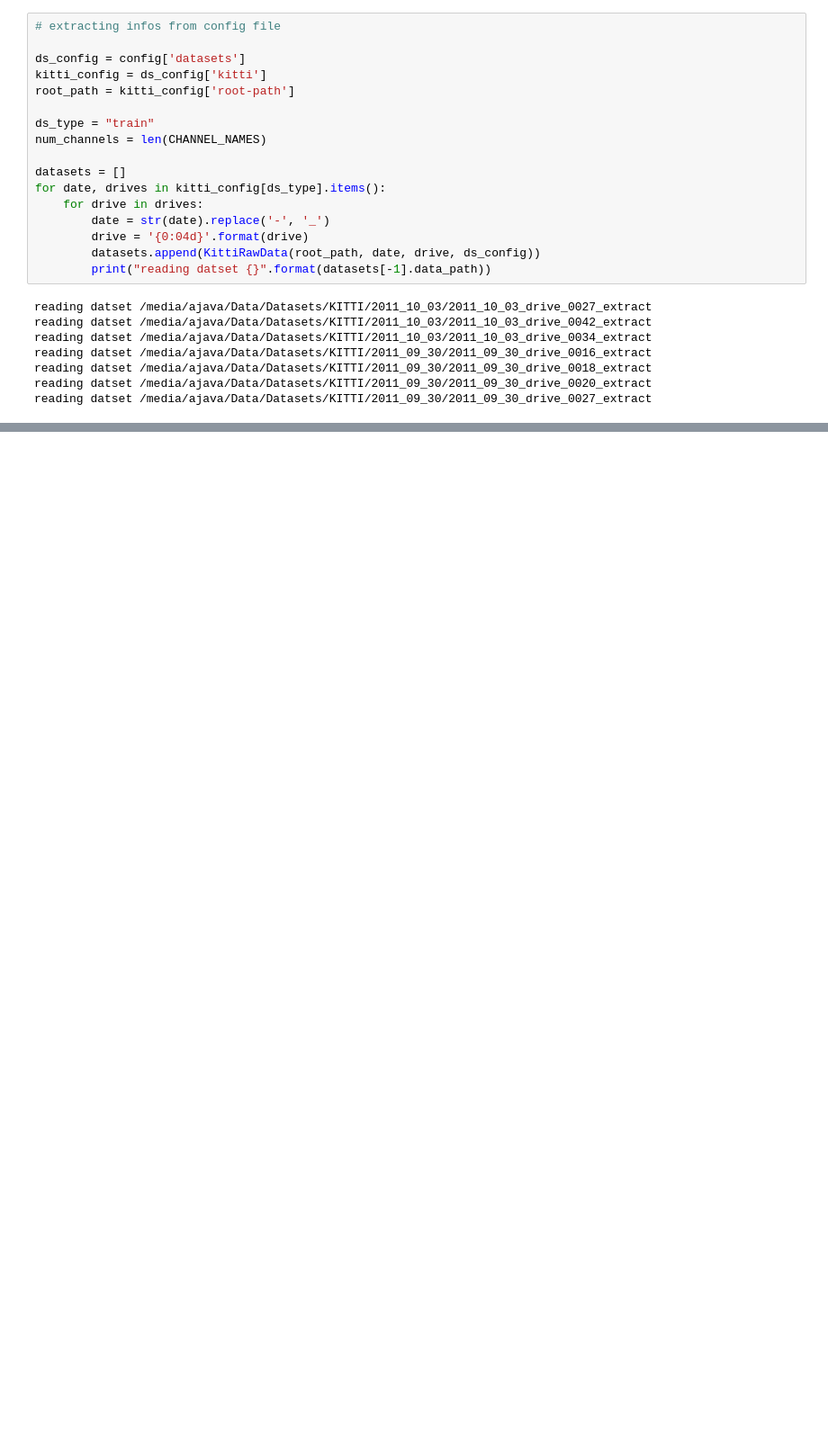
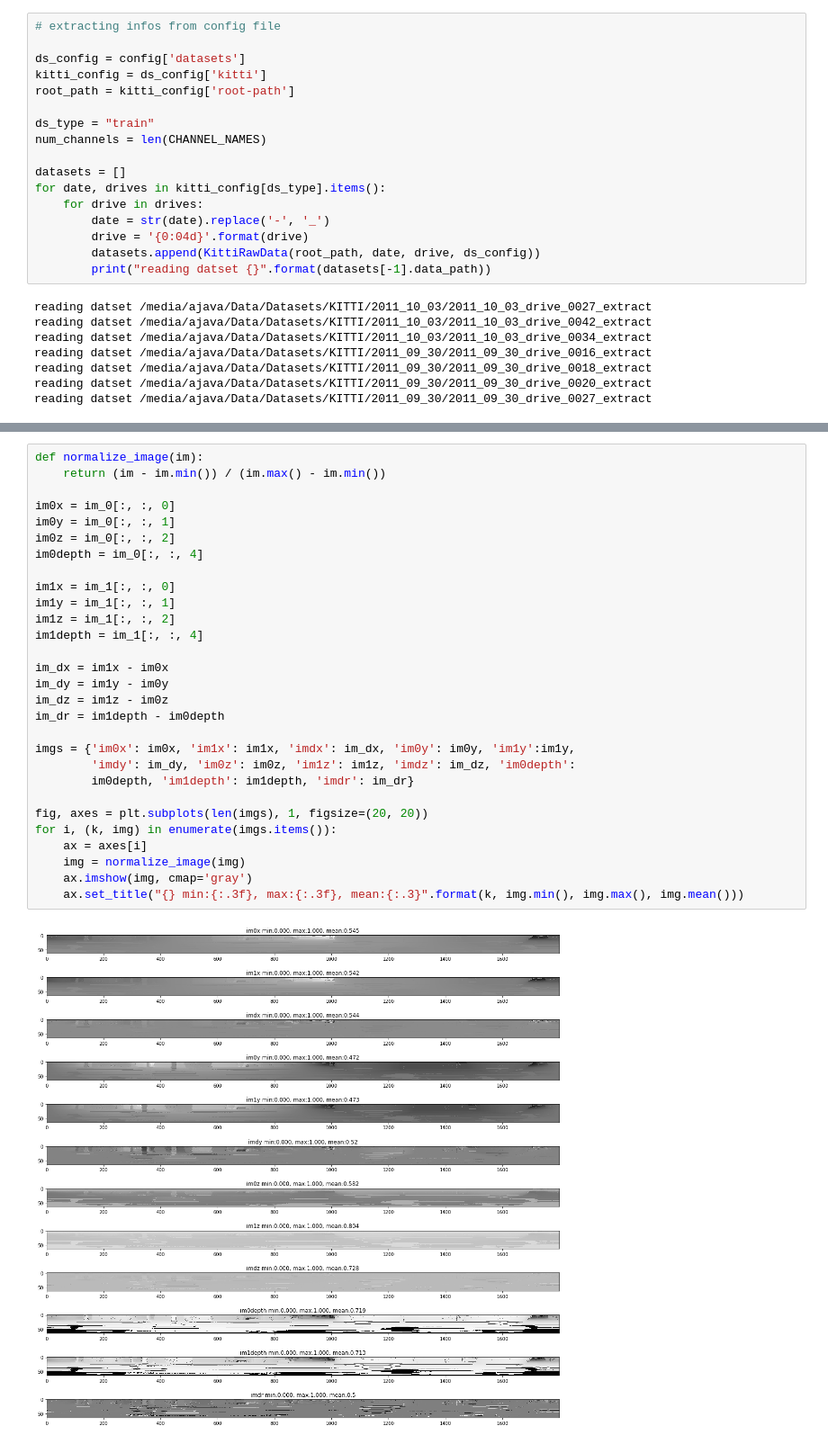
Before and after one commit to ArashJavan/DeepLIO, a Jupyter notebook: notebooks/01_kitti_ds_vis.ipynb, the cells around one changed output, grey strips where cells are left out. Shown at 90% size. Cells and saved outputs as stored; diff of their text form; blank space fills up the shorter version.

```diff
--- a/notebooks/01_kitti_ds_vis.ipynb
+++ b/notebooks/01_kitti_ds_vis.ipynb
@@ -81,0 +98,31 @@ image shape:  (64, 1800, 6)
+# %%
+def normalize_image(im):
+    return (im - im.min()) / (im.max() - im.min())
+
+im0x = im_0[:, :, 0]
+im0y = im_0[:, :, 1]
+im0z = im_0[:, :, 2]
+im0depth = im_0[:, :, 4]
+
+im1x = im_1[:, :, 0]
+im1y = im_1[:, :, 1]
+im1z = im_1[:, :, 2]
+im1depth = im_1[:, :, 4]
+
+im_dx = im1x - im0x
+im_dy = im1y - im0y
+im_dz = im1z - im0z
+im_dr = im1depth - im0depth
+
+imgs = {'im0x': im0x, 'im1x': im1x, 'imdx': im_dx, 'im0y': im0y, 'im1y':im1y,
+        'imdy': im_dy, 'im0z': im0z, 'im1z': im1z, 'imdz': im_dz, 'im0depth':
+        im0depth, 'im1depth': im1depth, 'imdr': im_dr}
+
+fig, axes = plt.subplots(len(imgs), 1, figsize=(20, 20))
+for i, (k, img) in enumerate(imgs.items()):
+    ax = axes[i]
+    img = normalize_image(img)
+    ax.imshow(img, cmap='gray')
+    ax.set_title("{} min:{:.3f}, max:{:.3f}, mean:{:.3}".format(k, img.min(), img.max(), img.mean()))
+# %% [output]
+[figure, added]
```
Also changed, not shown: parts of 2 cells of this notebook, 21 other files.
